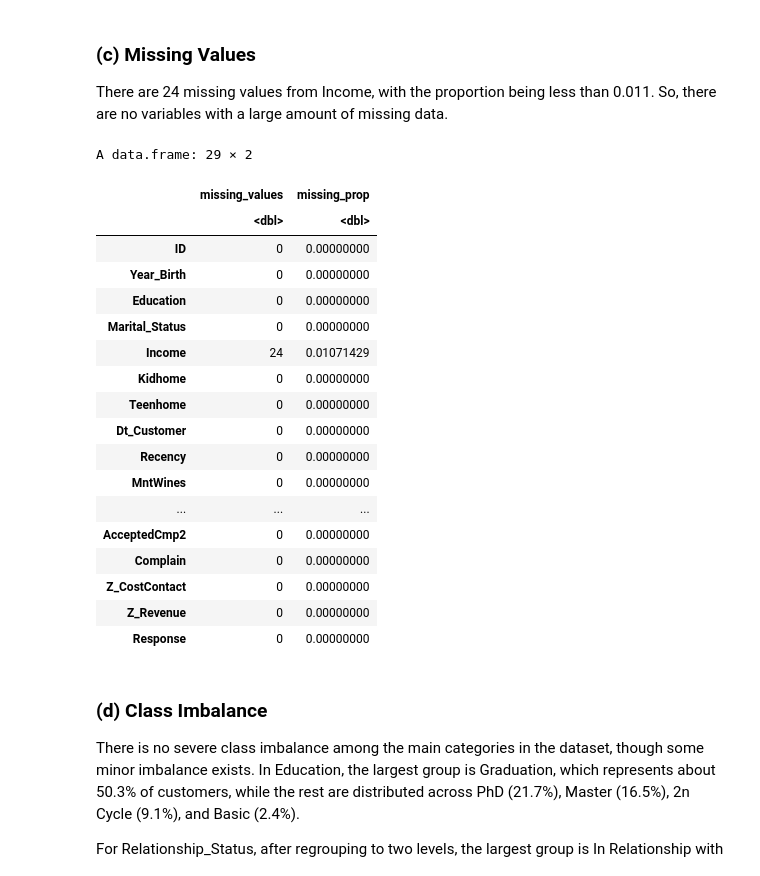
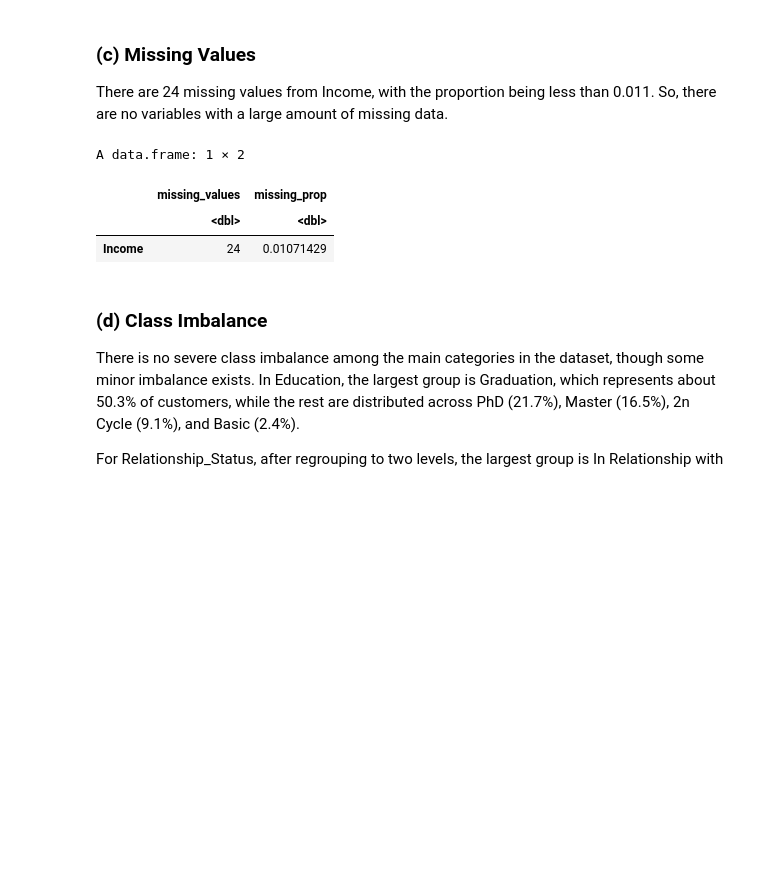
Before and after one commit to drrnaxl/STAT-301-Project, a Jupyter notebook: Final.ipynb, the cells around one changed output. Saved outputs shown, nothing was run; the diff lists cells and outputs as text; code cells hidden in the pictures; blank space fills up the shorter version.

```diff
--- a/Final.ipynb
+++ b/Final.ipynb
@@ -198,32 +177,17 @@ There are 24 missing values from Income, with the proportion being less than 0.0
 # %%
 # Missing values
 missing_values <- colSums(is.na(cpa))
 
 # Missing proportions
 missing_prop <- colMeans(is.na(cpa))
 
 # Missing data table
-data.frame(missing_values, missing_prop)
+data.frame(missing_values, missing_prop) |> filter(missing_values > 0)
 # %% [output]
-A data.frame: 29 × 2
+A data.frame: 1 × 2
 |  | missing_values | missing_prop |
 |  | <dbl> | <dbl> |
-| ID | 0 | 0.00000000 |
-| Year_Birth | 0 | 0.00000000 |
-| Education | 0 | 0.00000000 |
-| Marital_Status | 0 | 0.00000000 |
 | Income | 24 | 0.01071429 |
-| Kidhome | 0 | 0.00000000 |
-| Teenhome | 0 | 0.00000000 |
-| Dt_Customer | 0 | 0.00000000 |
-| Recency | 0 | 0.00000000 |
-| MntWines | 0 | 0.00000000 |
-| ... | ... | ... |
-| AcceptedCmp2 | 0 | 0.00000000 |
-| Complain | 0 | 0.00000000 |
-| Z_CostContact | 0 | 0.00000000 |
-| Z_Revenue | 0 | 0.00000000 |
-| Response | 0 | 0.00000000 |
 # %% [markdown]
 ### (d) Class Imbalance
 There is no severe class imbalance among the main categories in the dataset, though some minor imbalance exists. In Education, the largest group is Graduation, which represents about 50.3% of customers, while the rest are distributed across PhD (21.7%), Master (16.5%), 2n Cycle (9.1%), and Basic (2.4%).
```
Also changed, not shown: parts of 18 cells of this notebook.
